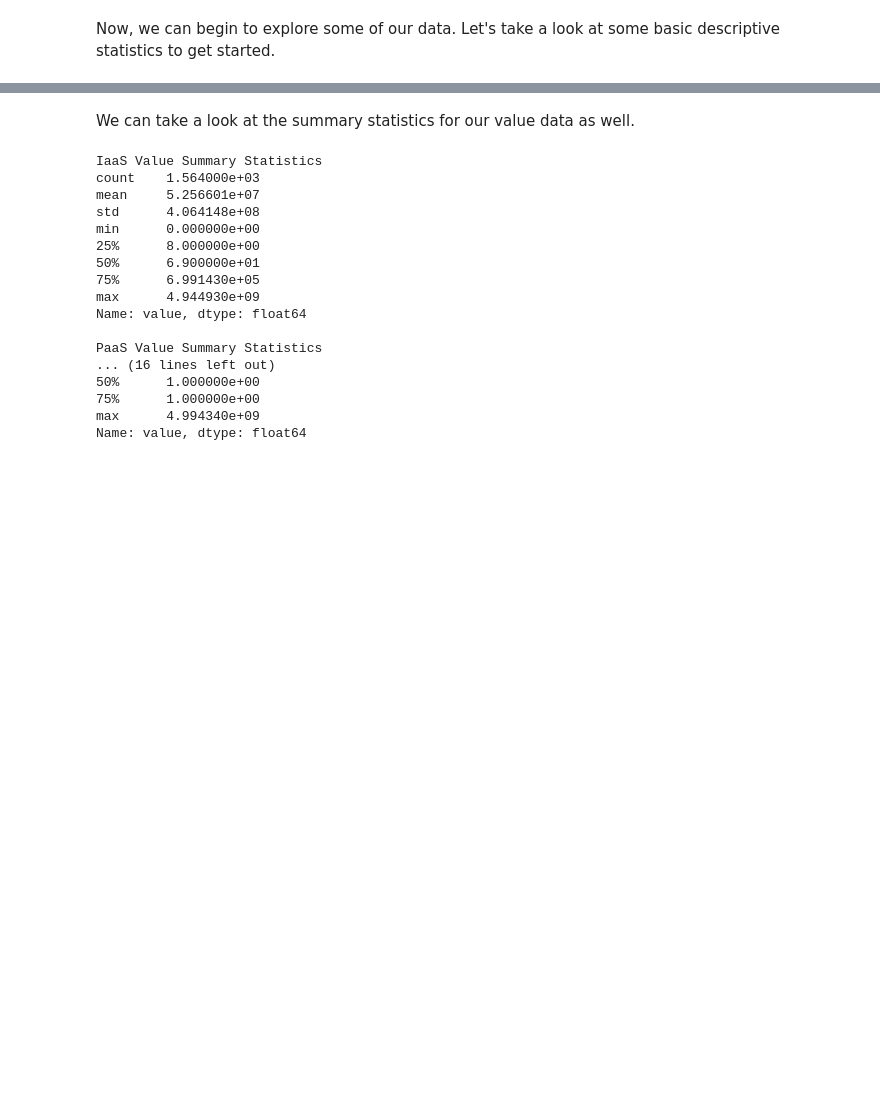
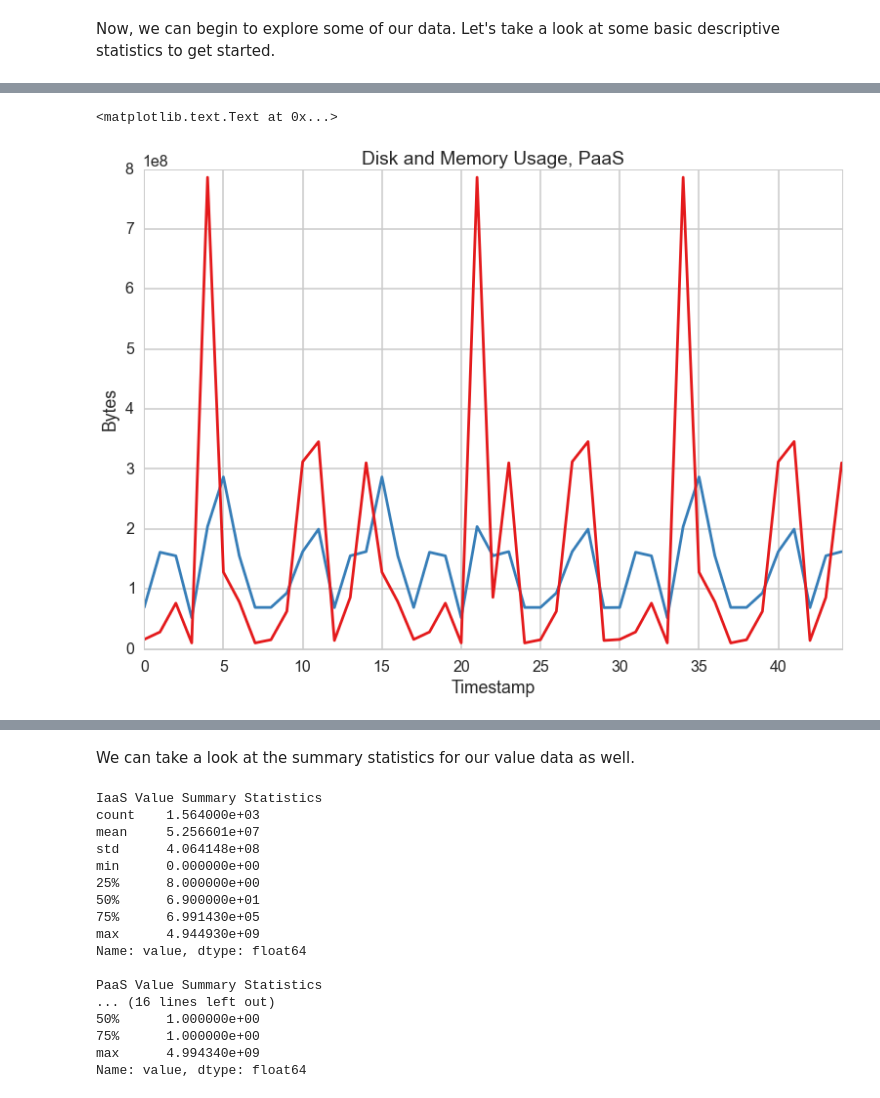
Before and after one commit to harvard-team-pivot/elastic-compute, a Jupyter notebook: elasticCompute.ipynb, the cells around one changed output, grey strips where cells are left out. Cells and saved outputs as stored; diff of their text form; code cells hidden in the pictures; blank space fills up the shorter version.

```diff
--- a/elasticCompute.ipynb
+++ b/elasticCompute.ipynb
@@ -303,0 +318,9 @@ max         32.972180  2.866545e+08  7.861125e+08
+# %%
+ax = sns.tsplot(container_PaaSDF.disk_bytes, color = "#377eb8")
+ax = sns.tsplot(container_PaaSDF.memory_bytes, color = "#e41a1c")
+ax.set_title("Disk and Memory Usage, PaaS")
+ax.set_ylabel("Bytes")
+ax.set_xlabel("Timestamp")
+# %% [output]
+<matplotlib.text.Text at 0x...>
+[figure, added]
```
Also changed, not shown: parts of 10 cells of this notebook.
